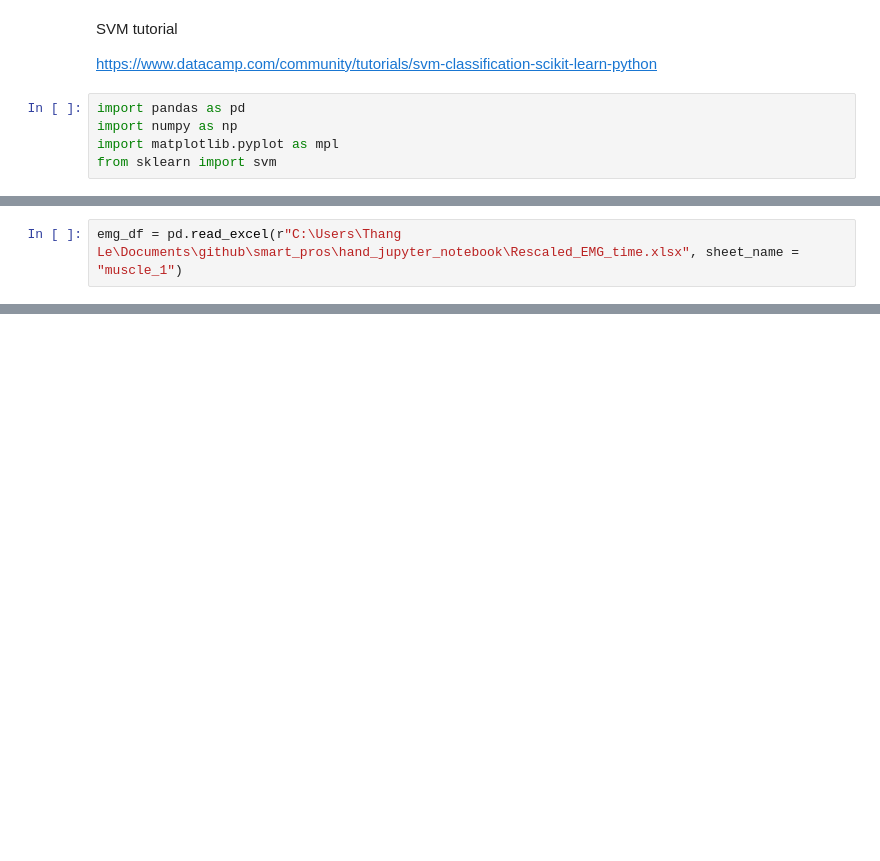
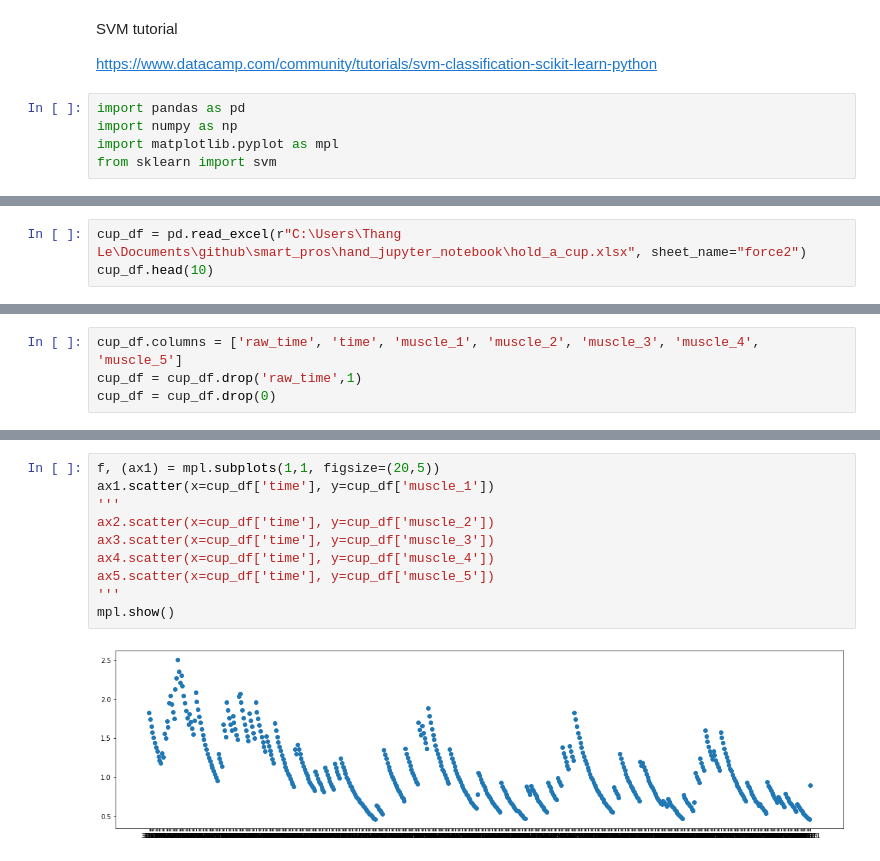
Before and after one commit to thangvle/smart_pros, a Jupyter notebook: hand_jupyter_notebook/EMG mani.ipynb, the cells around one changed output, grey strips where cells are left out. Cells and saved outputs as stored; diff of their text form; blank space fills up the shorter version.

Commit message:
add new data hold a cup. implementing svm to data. need to label data.

```diff
--- a/hand_jupyter_notebook/EMG mani.ipynb
+++ b/hand_jupyter_notebook/EMG mani.ipynb
@@ -10,2 +76,3 @@ from sklearn import svm
 # %%
-emg_df = pd.read_excel(r"C:\Users\Thang Le\Documents\github\smart_pros\hand_jupyter_notebook\Rescaled_EMG_time.xlsx", sheet_name = "muscle_1")
+cup_df = pd.read_excel(r"C:\Users\Thang Le\Documents\github\smart_pros\hand_jupyter_notebook\hold_a_cup.xlsx", sheet_name="force2")
+cup_df.head(10)
@@ -57,0 +91,4 @@ mpl.show()
+# %%
+cup_df.columns = ['raw_time', 'time', 'muscle_1', 'muscle_2', 'muscle_3', 'muscle_4', 'muscle_5']
+cup_df = cup_df.drop('raw_time',1)
+cup_df = cup_df.drop(0)
@@ -57,0 +111,12 @@ mpl.show()
+# %%
+f, (ax1) = mpl.subplots(1,1, figsize=(20,5))
+ax1.scatter(x=cup_df['time'], y=cup_df['muscle_1'])
+'''
+ax2.scatter(x=cup_df['time'], y=cup_df['muscle_2'])
+ax3.scatter(x=cup_df['time'], y=cup_df['muscle_3'])
+ax4.scatter(x=cup_df['time'], y=cup_df['muscle_4'])
+ax5.scatter(x=cup_df['time'], y=cup_df['muscle_5'])
+'''
+mpl.show()
+# %% [output]
+[figure, added]
```
Also changed, not shown: parts of 16 cells of this notebook, 2 other files.
